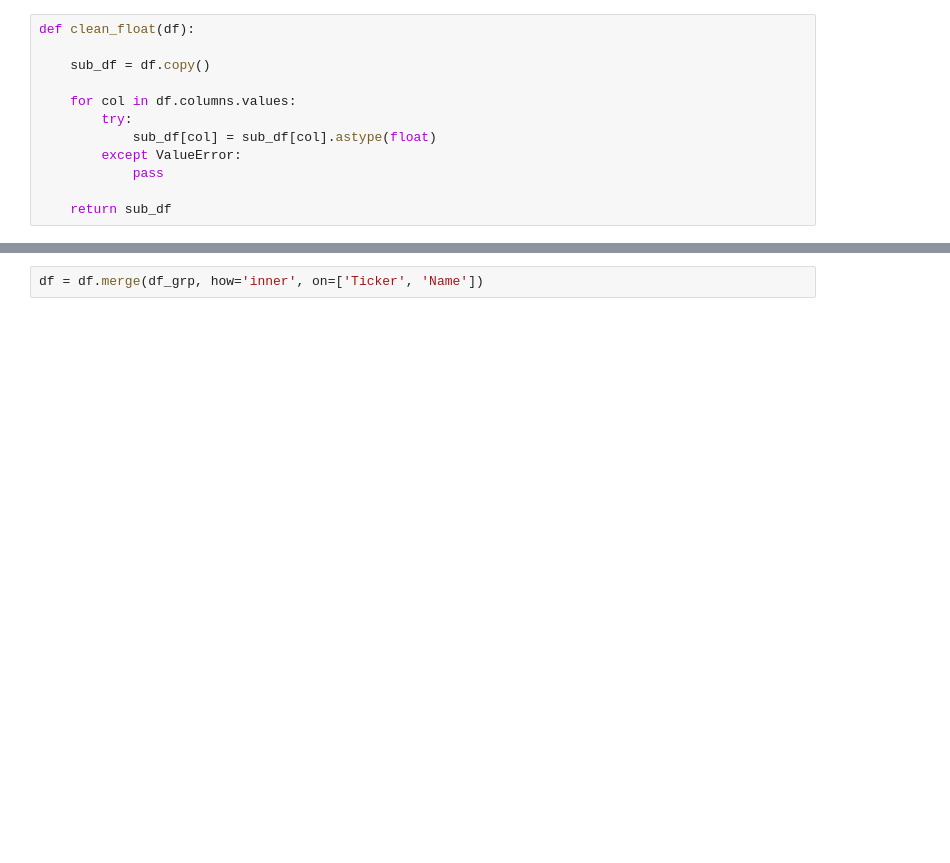
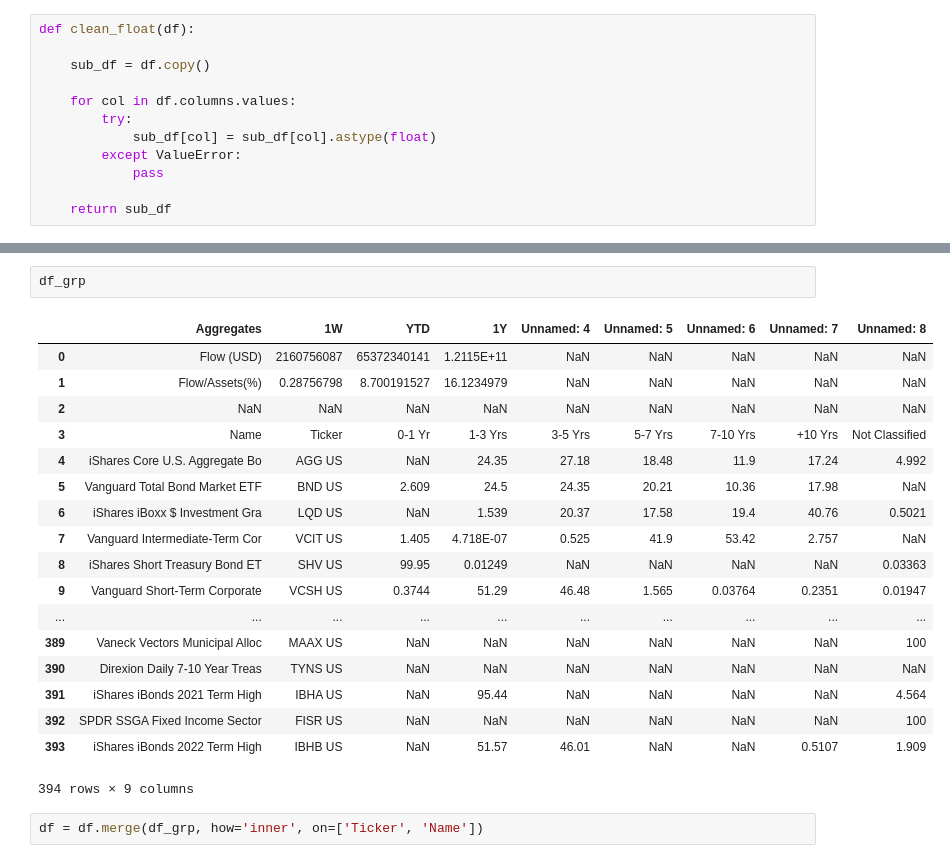
Before and after one commit to epgreig/robo-advisor, a Jupyter notebook: eda.ipynb, the cells around one changed output, grey strips where cells are left out. Drawn from its saved outputs; the diff is of its cells as text; blank space fills up the shorter version.

```diff
--- a/eda.ipynb
+++ b/eda.ipynb
@@ -33,3 +35,24 @@ grp_list = df_grp.drop(columns=['Name', 'Ticker']).columns.values
+# %%
+df_grp
+# %% [output]
+|  | Aggregates | 1W | YTD | 1Y | Unnamed: 4 | Unnamed: 5 | Unnamed: 6 | Unnamed: 7 | Unnamed: 8 |
+| 0 | Flow (USD) | 2160756087 | 65372340141 | 1.2115E+11 | NaN | NaN | NaN | NaN | NaN |
+| 1 | Flow/Assets(%) | 0.28756798 | 8.700191527 | 16.1234979 | NaN | NaN | NaN | NaN | NaN |
+| 2 | NaN | NaN | NaN | NaN | NaN | NaN | NaN | NaN | NaN |
+| 3 | Name | Ticker | 0-1 Yr | 1-3 Yrs | 3-5 Yrs | 5-7 Yrs | 7-10 Yrs | +10 Yrs | Not Classified |
+| 4 | iShares Core U.S. Aggregate Bo | AGG US | NaN | 24.35 | 27.18 | 18.48 | 11.9 | 17.24 | 4.992 |
+| 5 | Vanguard Total Bond Market ETF | BND US | 2.609 | 24.5 | 24.35 | 20.21 | 10.36 | 17.98 | NaN |
+| 6 | iShares iBoxx $ Investment Gra | LQD US | NaN | 1.539 | 20.37 | 17.58 | 19.4 | 40.76 | 0.5021 |
+| 7 | Vanguard Intermediate-Term Cor | VCIT US | 1.405 | 4.718E-07 | 0.525 | 41.9 | 53.42 | 2.757 | NaN |
+| 8 | iShares Short Treasury Bond ET | SHV US | 99.95 | 0.01249 | NaN | NaN | NaN | NaN | 0.03363 |
+| 9 | Vanguard Short-Term Corporate | VCSH US | 0.3744 | 51.29 | 46.48 | 1.565 | 0.03764 | 0.2351 | 0.01947 |
+| ... | ... | ... | ... | ... | ... | ... | ... | ... | ... |
+| 389 | Vaneck Vectors Municipal Alloc | MAAX US | NaN | NaN | NaN | NaN | NaN | NaN | 100 |
+| 390 | Direxion Daily 7-10 Year Treas | TYNS US | NaN | NaN | NaN | NaN | NaN | NaN | NaN |
+| 391 | iShares iBonds 2021 Term High | IBHA US | NaN | 95.44 | NaN | NaN | NaN | NaN | 4.564 |
+| 392 | SPDR SSGA Fixed Income Sector | FISR US | NaN | NaN | NaN | NaN | NaN | NaN | 100 |
+| 393 | iShares iBonds 2022 Term High | IBHB US | NaN | 51.57 | 46.01 | NaN | NaN | 0.5107 | 1.909 |
+394 rows × 9 columns
 # %%
 df = df.merge(df_grp, how='inner', on=['Ticker', 'Name'])
 # %%
```
Also changed, not shown: parts of 1 cell of this notebook, 1 other file.
